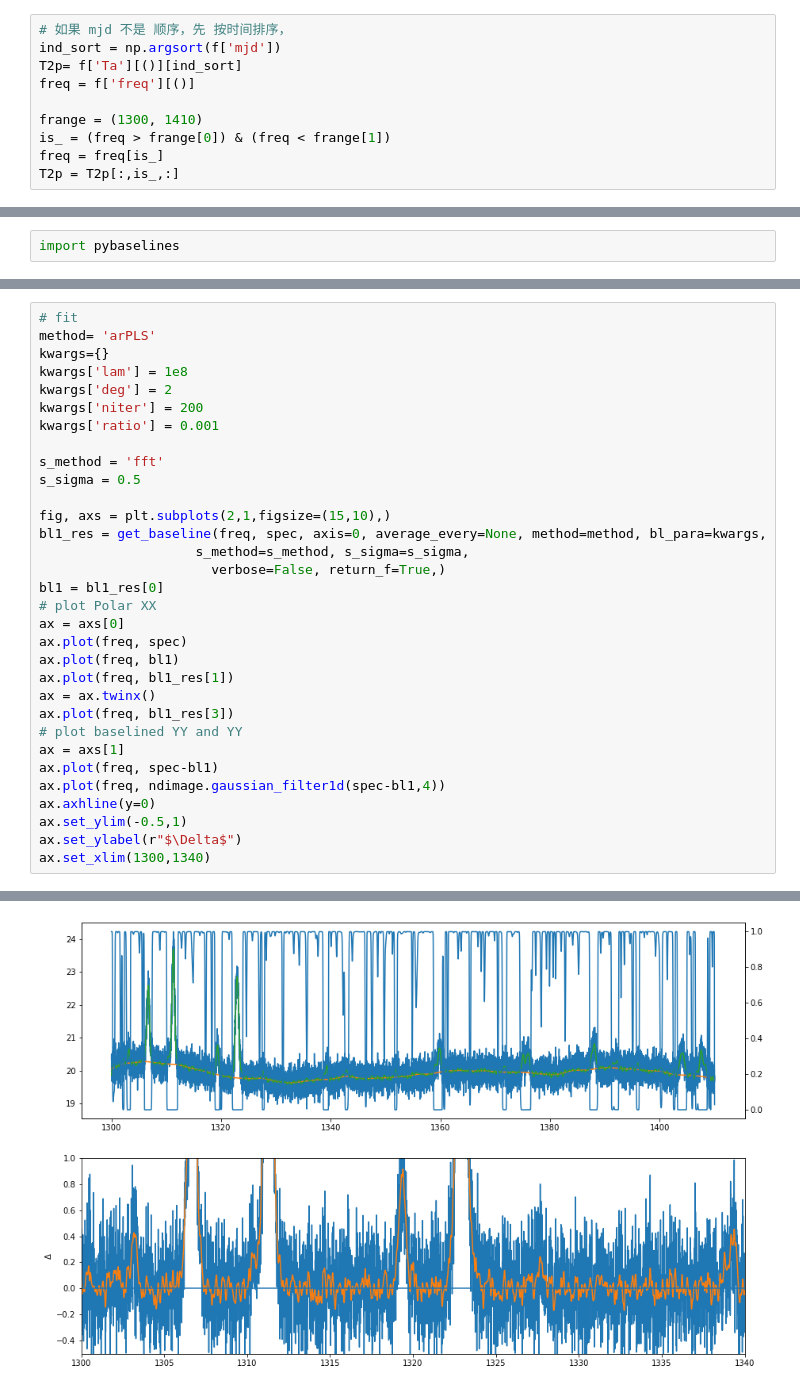
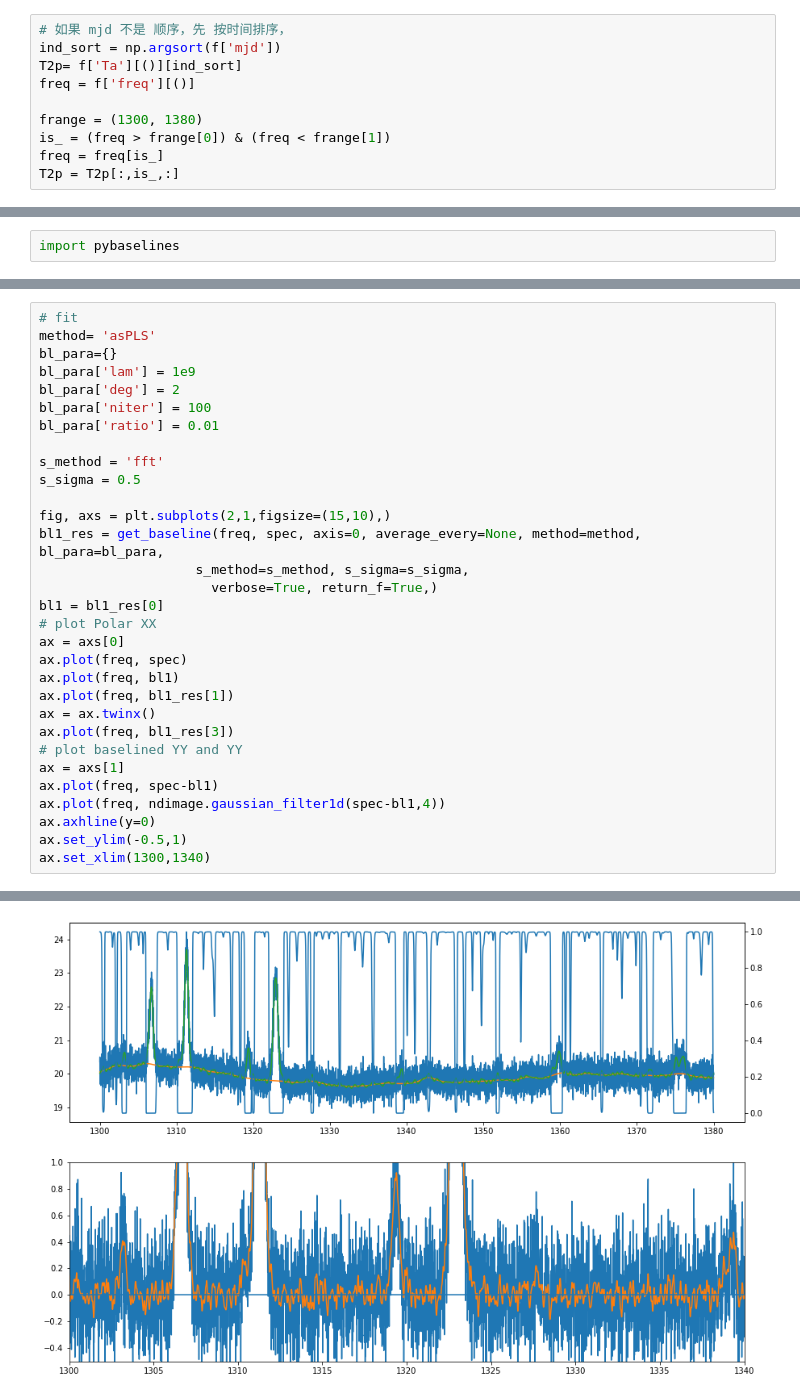
Before and after one commit to jyingjie/hifast, a Jupyter notebook: nbs/01_baseline.ipynb, the cells around one changed output, grey strips where cells are left out. Drawn from its saved outputs; the diff is of its cells as text.

Commit message:
new baseline method

```diff
--- a/nbs/01_baseline.ipynb
+++ b/nbs/01_baseline.ipynb
@@ -513,7 +511,7 @@ ind_sort = np.argsort(f['mjd'])
 T2p= f['Ta'][()][ind_sort]
 freq = f['freq'][()]
 
-frange = (1300, 1410)
+frange = (1300, 1380)
 is_ = (freq > frange[0]) & (freq < frange[1])
 freq = freq[is_]
 T2p = T2p[:,is_,:]
@@ -597,35 +616,34 @@ ax.set_ylim(-0.5,1)
 # %%
 # fit
-method= 'arPLS'
-kwargs={}
-kwargs['lam'] = 1e8
-kwargs['deg'] = 2
-kwargs['niter'] = 200
-kwargs['ratio'] = 0.001
+method= 'asPLS'
+bl_para={}
+bl_para['lam'] = 1e9
+bl_para['deg'] = 2
+bl_para['niter'] = 100
+bl_para['ratio'] = 0.01
 
 s_method = 'fft'
 s_sigma = 0.5
 
 fig, axs = plt.subplots(2,1,figsize=(15,10),)
-bl1_res = get_baseline(freq, spec, axis=0, average_every=None, method=method, bl_para=kwargs,
+bl1_res = get_baseline(freq, spec, axis=0, average_every=None, method=method, bl_para=bl_para,
                     s_method=s_method, s_sigma=s_sigma,
-                      verbose=False, return_f=True,)
+                      verbose=True, return_f=True,)
 bl1 = bl1_res[0]
 # plot Polar XX
 ax = axs[0]
 ax.plot(freq, spec)
 ax.plot(freq, bl1)
 ax.plot(freq, bl1_res[1])
 ax = ax.twinx()
 ax.plot(freq, bl1_res[3])
 # plot baselined YY and YY
 ax = axs[1]
 ax.plot(freq, spec-bl1)
 ax.plot(freq, ndimage.gaussian_filter1d(spec-bl1,4))
 ax.axhline(y=0)
 ax.set_ylim(-0.5,1)
-ax.set_ylabel(r"$\Delta$")
 ax.set_xlim(1300,1340)
 # %% [output]
 (1300.0, 1340.0)
-[figure, old version]
+[figure, new version]
```
Also changed, not shown: parts of 22 cells of this notebook, 3 other files.
